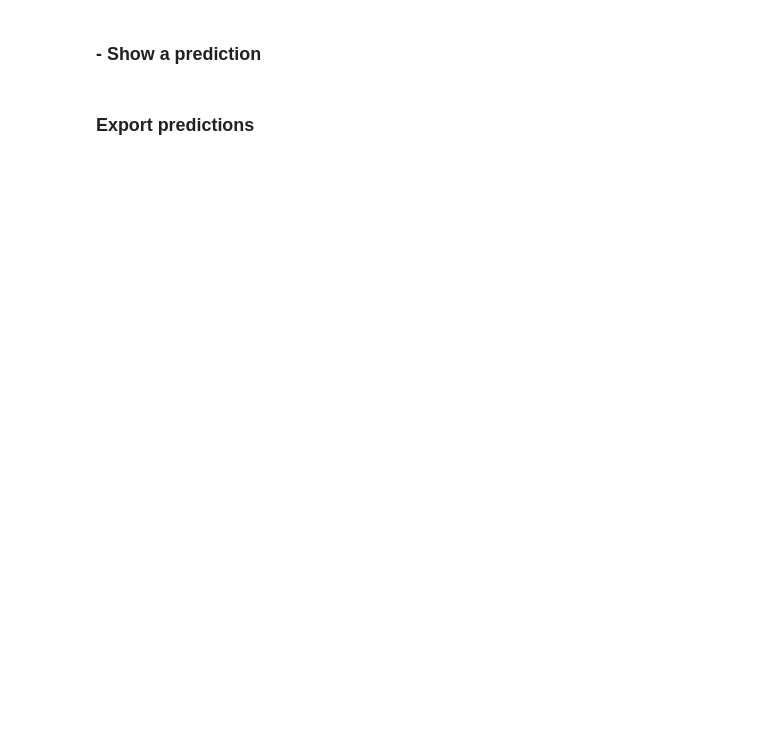
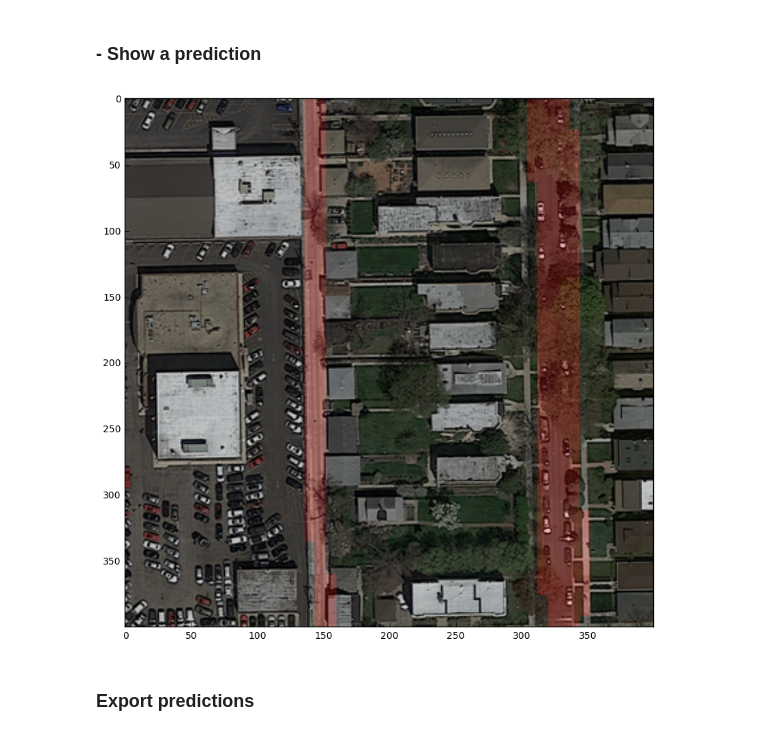
Before and after one commit to NiccoloSacchi/road-segmentation, a Jupyter notebook: scripts/segment_aerial_images_cnn_val.ipynb, the cells around one changed output. Drawn from its saved outputs; the diff is of its cells as text; code cells hidden in the pictures; blank space fills up the shorter version.

```diff
--- a/scripts/segment_aerial_images_cnn_val.ipynb
+++ b/scripts/segment_aerial_images_cnn_val.ipynb
@@ -222,14 +245,16 @@ Normalized confusion matrix
 # %%
 #and reset the train set as full dataset
-test_ratio = 0.0
-train, test = split_train_test(X, Y, test_ratio=test_ratio, seed=1)
+test_ratio = 0.2
+train, test = split_train_test(imgs, gt_imgs, test_ratio=test_ratio, seed=1)
 # %% [markdown]
 ### - Show a prediction
 # %%
 # choose an image to predict (or part of it)
-img = train.X[0][:, :]
+img = train.X[63][:, :]
 
 model.display_prediction(img, ax=None)
+# %% [output]
+[figure, added]
 # %% [markdown]
 ### Export predictions
 # %%
```
Also changed, not shown: parts of 9 cells of this notebook, 32 other files.
